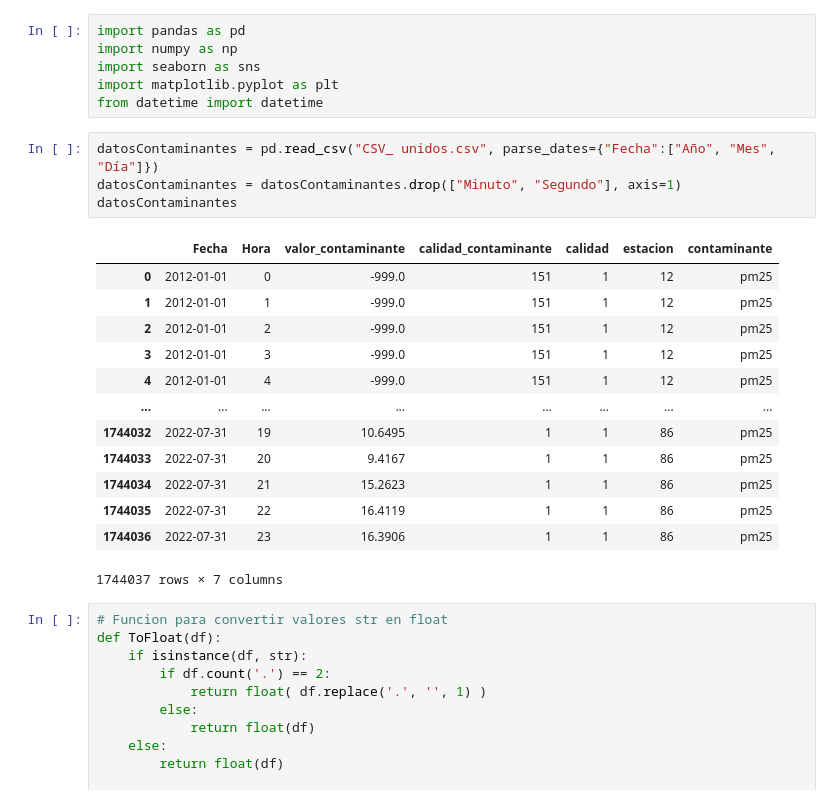
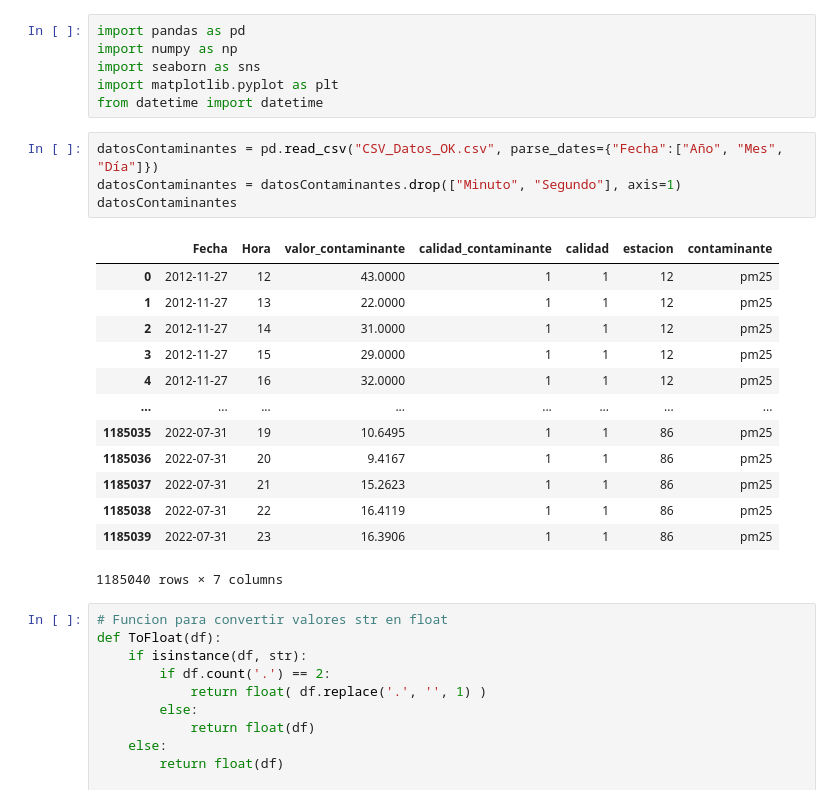
Before and after one commit to LeoUribC/CITRA_DataScience, a Jupyter notebook: Contaminantes/analisis_contaminantes.ipynb, the cells around one changed output. Drawn from its saved outputs; the diff is of its cells as text.

```diff
--- a/Contaminantes/analisis_contaminantes.ipynb
+++ b/Contaminantes/analisis_contaminantes.ipynb
@@ -9,23 +9,23 @@ import seaborn as sns
 import matplotlib.pyplot as plt
 from datetime import datetime
 # %%
-datosContaminantes = pd.read_csv("CSV_ unidos.csv", parse_dates={"Fecha":["Año", "Mes", "Día"]})
+datosContaminantes = pd.read_csv("CSV_Datos_OK.csv", parse_dates={"Fecha":["Año", "Mes", "Día"]})
 datosContaminantes = datosContaminantes.drop(["Minuto", "Segundo"], axis=1)
 datosContaminantes
 # %% [output]
 |  | Fecha | Hora | valor_contaminante | calidad_contaminante | calidad | estacion | contaminante |
-| 0 | 2012-01-01 | 0 | -999.0 | 151 | 1 | 12 | pm25 |
-| 1 | 2012-01-01 | 1 | -999.0 | 151 | 1 | 12 | pm25 |
-| 2 | 2012-01-01 | 2 | -999.0 | 151 | 1 | 12 | pm25 |
-| 3 | 2012-01-01 | 3 | -999.0 | 151 | 1 | 12 | pm25 |
-| 4 | 2012-01-01 | 4 | -999.0 | 151 | 1 | 12 | pm25 |
+| 0 | 2012-11-27 | 12 | 43.0000 | 1 | 1 | 12 | pm25 |
+| 1 | 2012-11-27 | 13 | 22.0000 | 1 | 1 | 12 | pm25 |
+| 2 | 2012-11-27 | 14 | 31.0000 | 1 | 1 | 12 | pm25 |
+| 3 | 2012-11-27 | 15 | 29.0000 | 1 | 1 | 12 | pm25 |
+| 4 | 2012-11-27 | 16 | 32.0000 | 1 | 1 | 12 | pm25 |
 | ... | ... | ... | ... | ... | ... | ... | ... |
-| 1744032 | 2022-07-31 | 19 | 10.6495 | 1 | 1 | 86 | pm25 |
-| 1744033 | 2022-07-31 | 20 | 9.4167 | 1 | 1 | 86 | pm25 |
-| 1744034 | 2022-07-31 | 21 | 15.2623 | 1 | 1 | 86 | pm25 |
-| 1744035 | 2022-07-31 | 22 | 16.4119 | 1 | 1 | 86 | pm25 |
-| 1744036 | 2022-07-31 | 23 | 16.3906 | 1 | 1 | 86 | pm25 |
+| 1185035 | 2022-07-31 | 19 | 10.6495 | 1 | 1 | 86 | pm25 |
+| 1185036 | 2022-07-31 | 20 | 9.4167 | 1 | 1 | 86 | pm25 |
+| 1185037 | 2022-07-31 | 21 | 15.2623 | 1 | 1 | 86 | pm25 |
+| 1185038 | 2022-07-31 | 22 | 16.4119 | 1 | 1 | 86 | pm25 |
+| 1185039 | 2022-07-31 | 23 | 16.3906 | 1 | 1 | 86 | pm25 |
-1744037 rows × 7 columns
+1185040 rows × 7 columns
 # %%
 # Funcion para convertir valores str en float
 def ToFloat(df):
```
Also changed, not shown: parts of 22 cells of this notebook, 1 other file.
